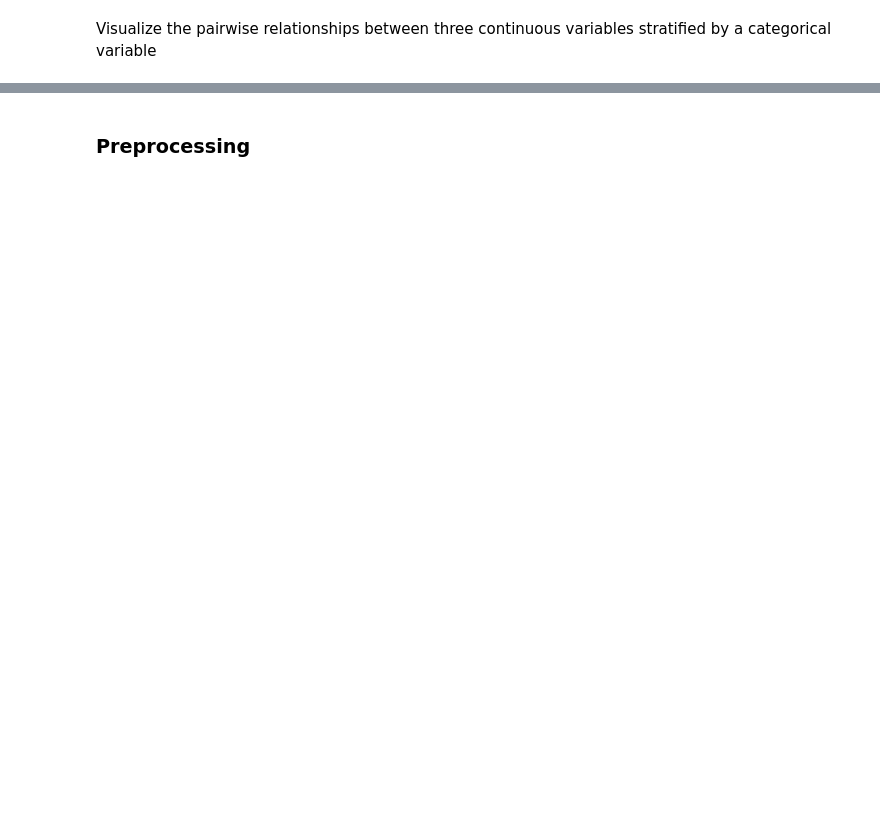
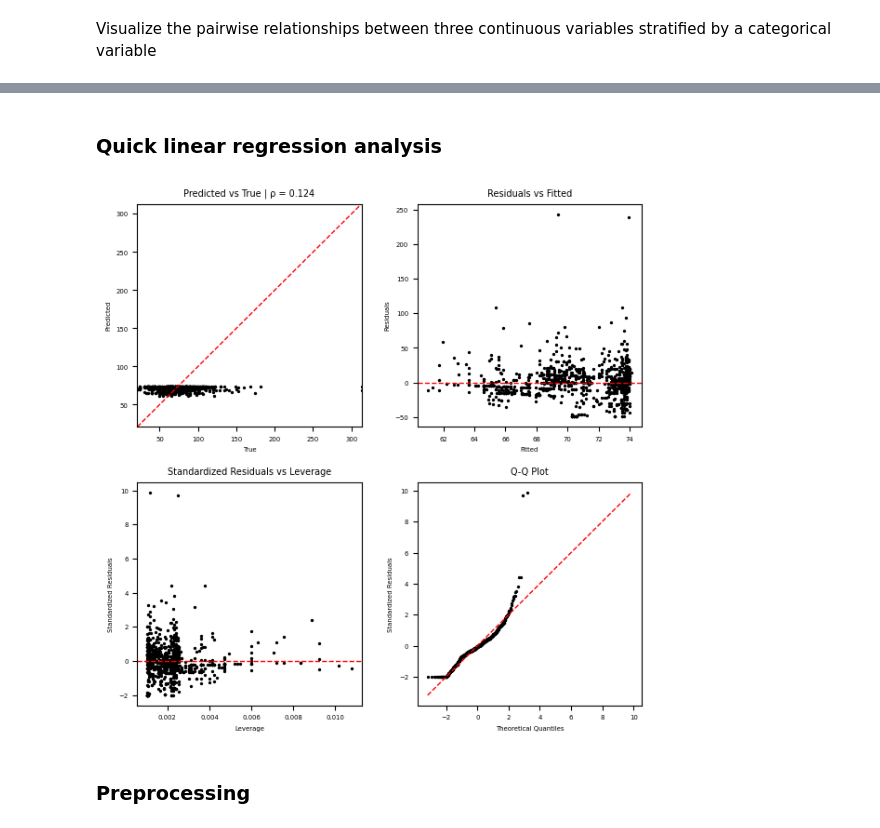
Before and after one commit to ajy25/TabularMagic, a Jupyter notebook: demo/regression_start_to_finish_demo.ipynb, the cells around one changed output, grey strips where cells are left out. Cells and saved outputs as stored; diff of their text form; code cells hidden in the pictures; blank space fills up the shorter version.

Commit message:
progress with linear

```diff
--- a/demo/regression_start_to_finish_demo.ipynb
+++ b/demo/regression_start_to_finish_demo.ipynb
@@ -89,3 +89,10 @@ train_eda.plot_continuous_pairs(
+# %% [markdown]
+### Quick linear regression analysis
+# %%
+train_reg_report, test_reg_report = tm.lm_rlike('LotFrontage ~ YearBuilt')
+train_reg_report.plot_diagnostics()
+# %% [output]
+[figure, added]
 # %% [markdown]
 ### Preprocessing
 # %%
```
Also changed, not shown: parts of 3 cells of this notebook, 11 other files.
